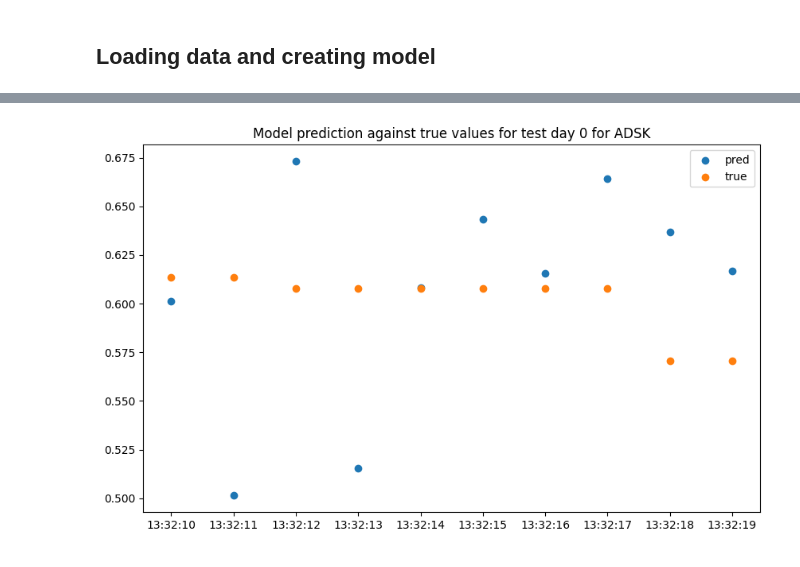
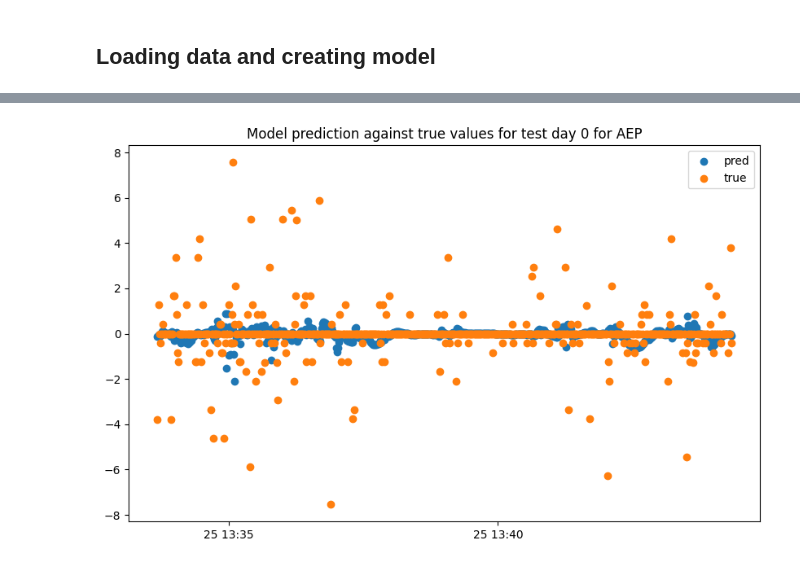
Before and after one commit to Sondringsen/ProjectThesis, a Jupyter notebook: notebooks/models/lstm_inspection.ipynb, the cells around one changed output, grey strips where cells are left out. Cells and saved outputs as stored; diff of their text form; code cells hidden in the pictures.

```diff
--- a/notebooks/models/lstm_inspection.ipynb
+++ b/notebooks/models/lstm_inspection.ipynb
@@ -8,7 +8,7 @@ import matplotlib.pyplot as plt
 ## Some parameters
 # %%
 test_day = 0 # must be an element in [0, 1, 2, 3]
-ticker = "ADSK"
+ticker = "AEP"
 # %% [markdown]
 ## Helper functions copied from src/models/lstm.py
 # %%
@@ -109,7 +109,9 @@ ticker_data = df[df["ticker"] == ticker].copy()
 ticker_data["sip_timestamp"] = pd.to_datetime(ticker_data["sip_timestamp"])
 ticker_data["date"] = ticker_data["sip_timestamp"].dt.date
 # %%
-config = get_best_config(ticker)
+# config = get_best_config(ticker)
+config = {'seq_length': 60, 'n_layers': 3, 'units': 16, 'n_features': 1.0, 'l2_reg': 0.0}
+
 date_scheme = get_dates_for_training_scheme(ticker_data)
 
 num_days_testing = 4
@@ -117,6 +119,7 @@ date_scheme_test = date_scheme[-num_days_testing:]
 date_set = date_scheme_test[test_day]
 
 train, test = train_val_test(ticker_data, date_set)
+
 scaler = StandardScaler()
 
 ts = test["sip_timestamp"].iloc[config["seq_length"]:]
@@ -124,8 +127,16 @@ ts = test["sip_timestamp"].iloc[config["seq_length"]:]
 train = train.drop(columns=["ticker", "sip_timestamp"])
 test = test.drop(columns=["ticker", "sip_timestamp"])
 
-train.loc[:, train.columns != "date"] = scaler.fit_transform(train.loc[:, train.columns != "date"])
-test.loc[:, test.columns != "date"] = scaler.transform(test.loc[:, test.columns != "date"])
+scaler = StandardScaler()
+columns_to_standardize = ["mid_price_log_return"]
+
+for col in columns_to_standardize:
+    scaler.fit(train.loc[train[col] != 0, [col]])
+    train.loc[train[col] != 0, col] = scaler.transform(train.loc[train[col] != 0, [col]])
+    test.loc[test[col] != 0, col] = scaler.transform(test.loc[test[col] != 0, [col]])
+
+# train.loc[:, train.columns != "date"] = scaler.fit_transform(train.loc[:, train.columns != "date"])
+# test.loc[:, test.columns != "date"] = scaler.transform(test.loc[:, test.columns != "date"])
 
 X_train, y_train = create_sequences_modified(train, config["seq_length"])
 X_test, y_test = create_sequences_modified(test, config["seq_length"])
@@ -142,11 +162,11 @@ config
 # %%
-subset = slice(120, 130)
+subset = slice(160, 800)
 
 plt.figure(figsize=(10, 6))
 plt.scatter(ts.iloc[subset], y_pred[subset], label="pred")
 plt.scatter(ts.iloc[subset], y_test[subset], label="true")
 plt.legend()
 plt.title(f"Model prediction against true values for test day {test_day} for {ticker}")
 plt.show()
 # %% [output]
-[figure, old version]
+[figure, new version]
```
Also changed, not shown: parts of 8 cells of this notebook, 4 other files.
